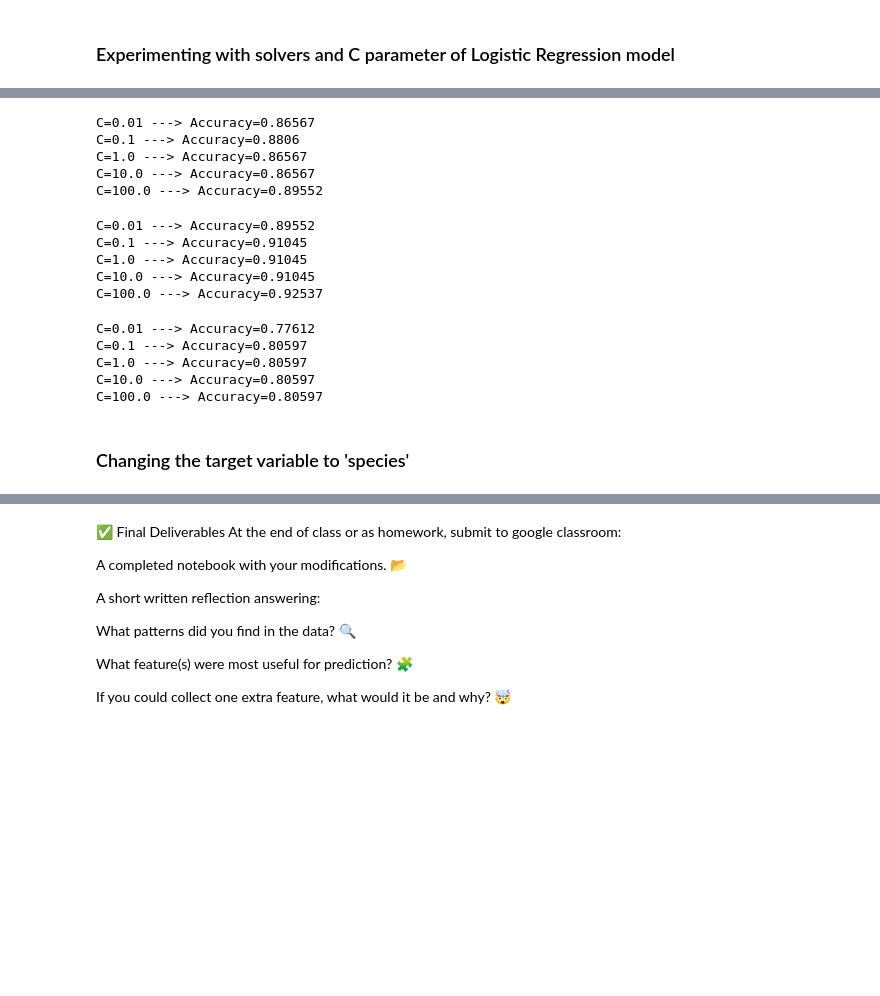
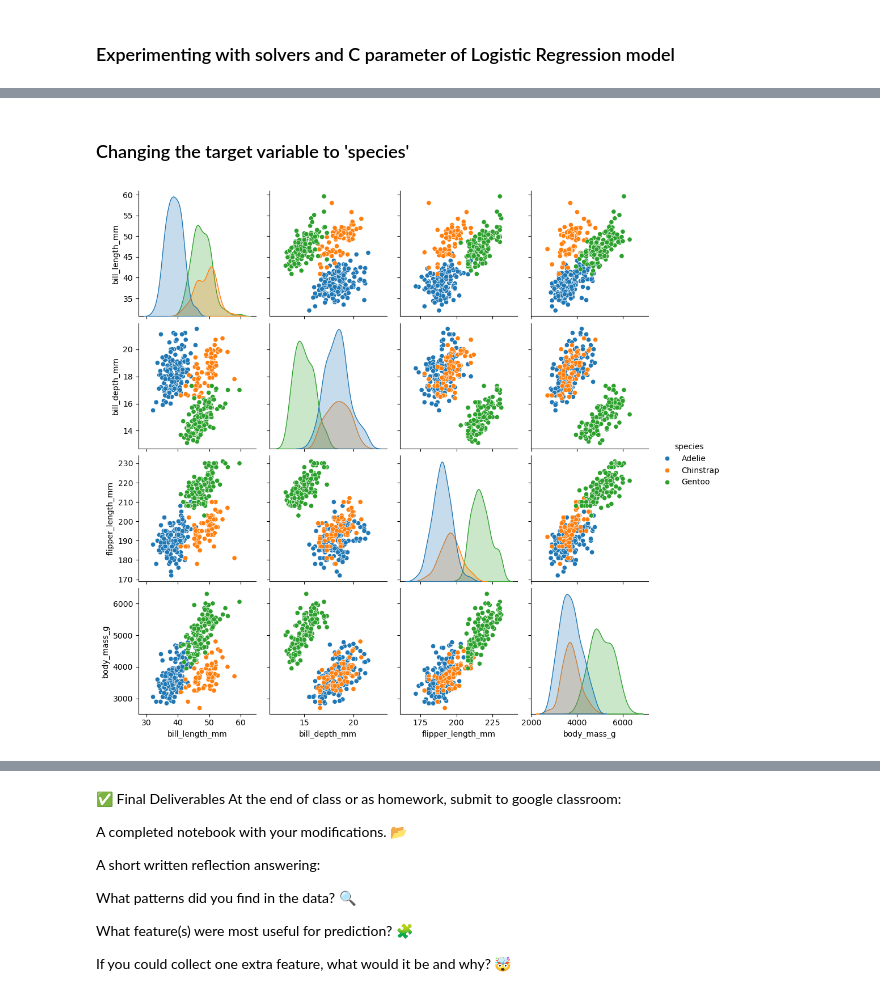
Before and after one commit to sergiimakhin/RediLogRegression, a Jupyter notebook: penguins_logistic_regression_2.ipynb, the cells around one changed output, grey strips where cells are left out. Saved outputs shown, nothing was run; the diff lists cells and outputs as text; code cells hidden in the pictures; blank space fills up the shorter version.

```diff
--- a/penguins_logistic_regression_2.ipynb
+++ b/penguins_logistic_regression_2.ipynb
@@ -323,51 +337,11 @@ C=100.0 ---> Accuracy=0.92537
-# %%
-# Comparing the model accuracy for 'liblinear' solver and different values of C parameter
-
-for c in [0.01, 0.1, 1.0, 10.0, 100.0]:
-    model = LogisticRegression(random_state=42, max_iter=5000, solver='liblinear', C=c)
-    model.fit(X_train, y_train)
-    y_pred = model.predict(X_test)
-    score = accuracy_score(y_test, y_pred)
-
-    print(f"C={c} ---> Accuracy={round(score, 5)}")
-# %% [output]
-C=0.01 ---> Accuracy=0.86567
-C=0.1 ---> Accuracy=0.8806
-C=1.0 ---> Accuracy=0.86567
-C=10.0 ---> Accuracy=0.86567
-C=100.0 ---> Accuracy=0.89552
-# %%
-# Comparing the model accuracy for 'newton-cg' solver and different values of C parameter
-
-for c in [0.01, 0.1, 1.0, 10.0, 100.0]:
-    model = LogisticRegression(random_state=42, max_iter=5000, solver='newton-cg', C=c)
-    model.fit(X_train, y_train)
-    y_pred = model.predict(X_test)
-    score = accuracy_score(y_test, y_pred)
-
-    print(f"C={c} ---> Accuracy={round(score, 5)}")
-# %% [output]
-C=0.01 ---> Accuracy=0.89552
-C=0.1 ---> Accuracy=0.91045
-C=1.0 ---> Accuracy=0.91045
-C=10.0 ---> Accuracy=0.91045
-C=100.0 ---> Accuracy=0.92537
-# %%
-# Comparing the model accuracy for 'sag' solver and different values of C parameter
-# 'max_iter' parameter was increased up to 1000 to let the model converge (5000 was not enough)
-
-for c in [0.01, 0.1, 1.0, 10.0, 100.0]:
-    model = LogisticRegression(random_state=42, max_iter=10000, solver='sag', C=c)
-    model.fit(X_train, y_train)
-    y_pred = model.predict(X_test)
-    score = accuracy_score(y_test, y_pred)
-
-    print(f"C={c} ---> Accuracy={round(score, 5)}")
-# %% [output]
-C=0.01 ---> Accuracy=0.77612
-C=0.1 ---> Accuracy=0.80597
-C=1.0 ---> Accuracy=0.80597
-C=10.0 ---> Accuracy=0.80597
-C=100.0 ---> Accuracy=0.80597
 # %% [markdown]
 ### Changing the target variable to 'species'
+# %%
+# Visualizing the relations between all numerical variables with differentiation by species
+
+penguins3 = sns.load_dataset('penguins')
+
+sns.pairplot(penguins3, hue='species')
+plt.show()
+# %% [output]
+[figure, added]
```
Also changed, not shown: parts of 9 cells of this notebook.
